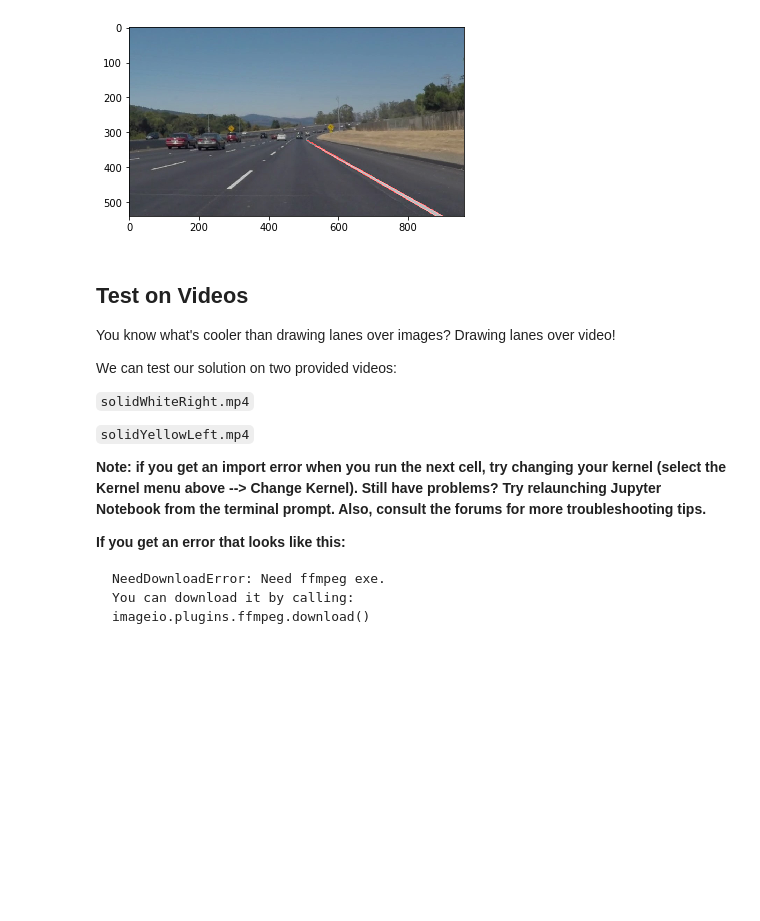
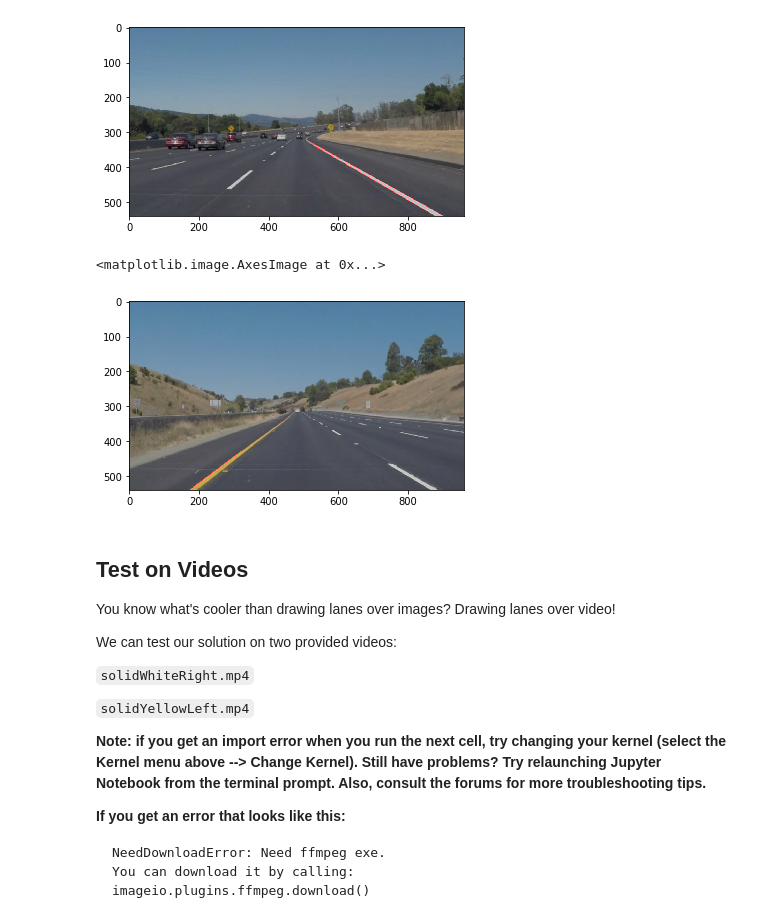
Before and after one commit to sethbunke/CarND-LaneLines-P1, a Jupyter notebook: P1.ipynb, the cells around one changed output. Cells and saved outputs as stored; diff of their text form; code cells hidden in the pictures; blank space fills up the shorter version.

Commit message:
canny working better

```diff
--- a/P1.ipynb
+++ b/P1.ipynb
@@ -204,14 +204,19 @@ def pipeline(image):
     kernel_size = 5
     blur_gray = gaussian_blur(gray, kernel_size)
 
-    low_threshold = 50
-    high_threshold = 150
+    low_threshold = 100
+    high_threshold = 250
     edges = canny(blur_gray, low_threshold, high_threshold)
+
+    #show canny image - with edges
+    #plt.imshow(edges)
 
     imshape = image.shape
     vertices = np.array([[(0,imshape[0]),(450, 290), (490, 290), (imshape[1],imshape[0])]], dtype=np.int32)
     #masked_image
     masked_edges = region_of_interest(image, vertices)
+    #show image with viewable area
+    #plt.imshow(masked_edges)
 
 #     mask = np.zeros_like(edges)
 #     ignore_mask_color = 255
@@ -232,7 +237,8 @@ def pipeline(image):
     color_edges = np.dstack((edges, edges, edges))
 
     final_image = weighted_img(line_img, image)
-    return final_image
+    #return final_image
+    return (edges, masked_edges, line_img, final_image)
 # %%
 img_path = "test_images_1/" + images[0]
 test_image = mpimg.imread(img_path)
@@ -244,3 +256,11 @@ plt.imshow(result)
+# %%
+img_path = "test_images_1/" + images[5]
+test_image = mpimg.imread(img_path)
+result = pipeline(test_image)
+plt.imshow(result[3])
+# %% [output]
+<matplotlib.image.AxesImage at 0x...>
+[figure, added]
 # %% [markdown]
 ## Test on Videos
 
```
Also changed, not shown: parts of 2 cells of this notebook.
